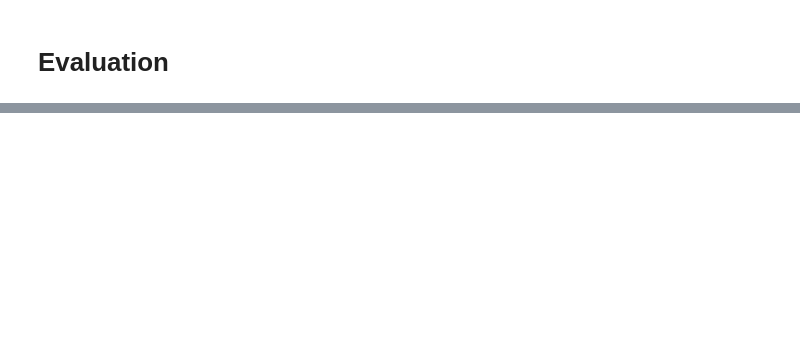
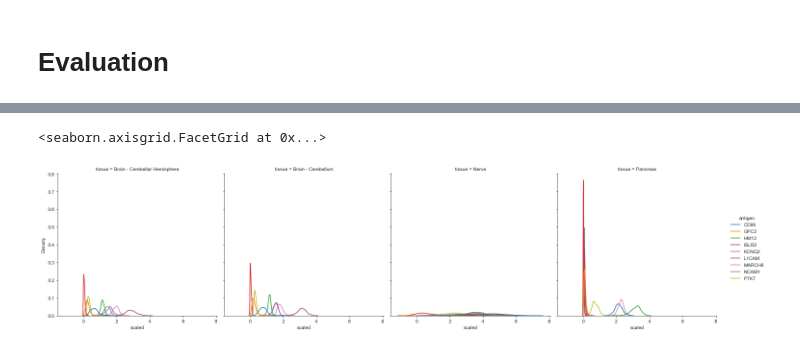
Before and after one commit to evelynbirnzain/bsc-thesis, a Jupyter notebook: src/evaluation.ipynb, the cells around one changed output, grey strips where cells are left out. Saved outputs shown, nothing was run; the diff lists cells and outputs as text; code cells hidden in the pictures; blank space fills up the shorter version.

```diff
--- a/src/evaluation.ipynb
+++ b/src/evaluation.ipynb
@@ -5,0 +116,7 @@ dfs[0].head()
+# %%
+sns.displot(
+    data=d[d.antigen != "ALK"], x="scaled", hue="antigen", col="tissue", kind="kde"
+)
+# %% [output]
+<seaborn.axisgrid.FacetGrid at 0x...>
+[figure, added]
```
Also changed, not shown: parts of 31 cells of this notebook, 6 other files.
